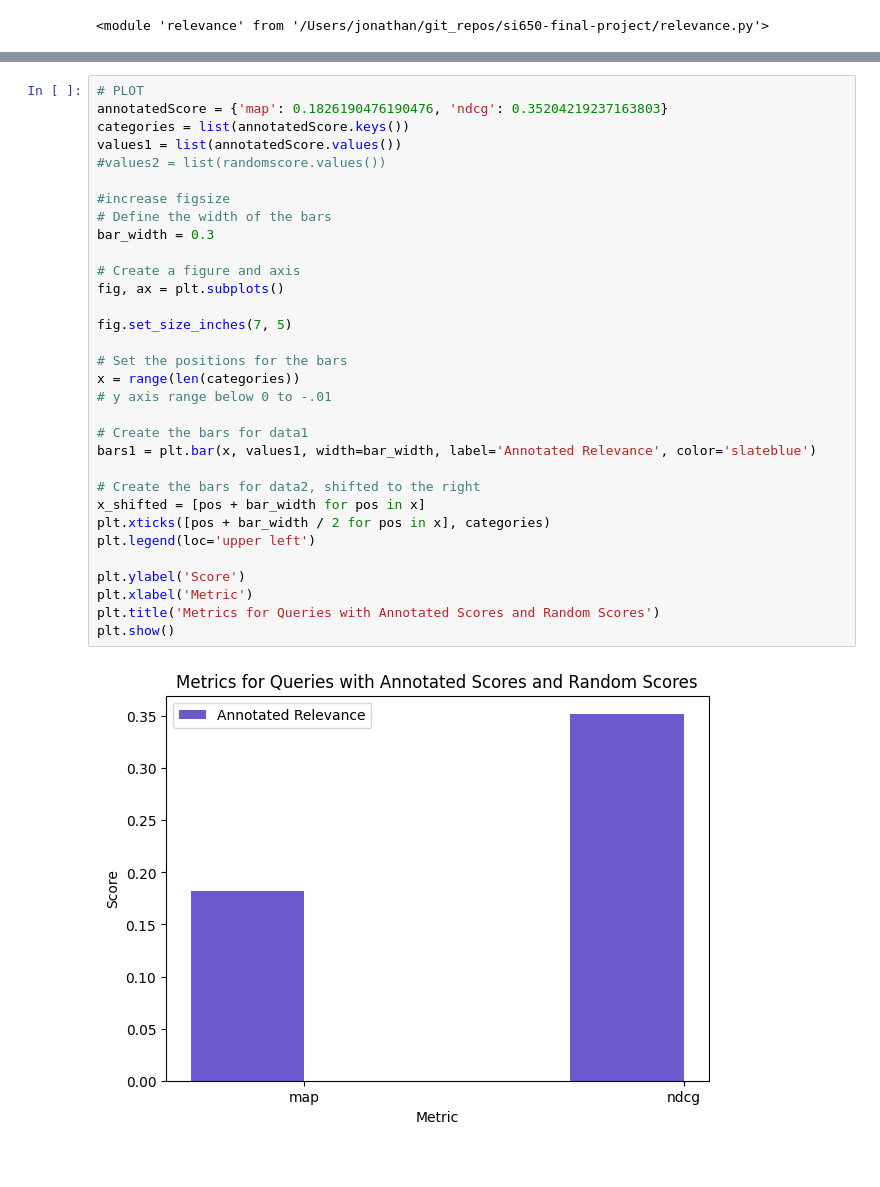
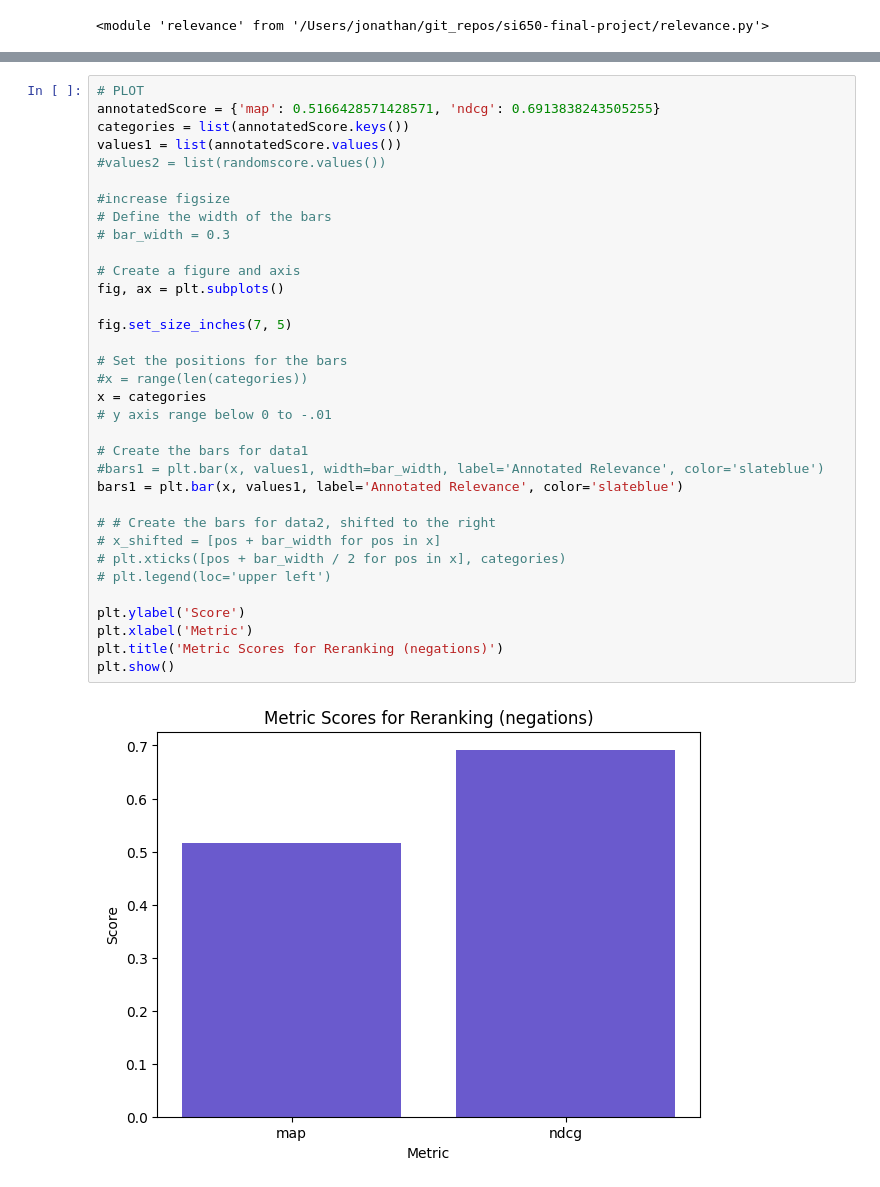
Before and after one commit to bkarduck/si650-final-project, a Jupyter notebook: NERD.ipynb, the cells around one changed output, grey strips where cells are left out. Cells and saved outputs as stored; diff of their text form.

```diff
--- a/NERD.ipynb
+++ b/NERD.ipynb
@@ -165,34 +185,36 @@ new query
 # %%
 # PLOT
-annotatedScore = {'map': 0.1826190476190476, 'ndcg': 0.35204219237163803}
+annotatedScore = {'map': 0.5166428571428571, 'ndcg': 0.6913838243505255}
 categories = list(annotatedScore.keys())
 values1 = list(annotatedScore.values())
 #values2 = list(randomscore.values())
 
 #increase figsize
 # Define the width of the bars
-bar_width = 0.3
+# bar_width = 0.3
 
 # Create a figure and axis
 fig, ax = plt.subplots()
 
 fig.set_size_inches(7, 5)
 
 # Set the positions for the bars
-x = range(len(categories))
+#x = range(len(categories))
+x = categories
 # y axis range below 0 to -.01
 
 # Create the bars for data1
-bars1 = plt.bar(x, values1, width=bar_width, label='Annotated Relevance', color='slateblue')
+#bars1 = plt.bar(x, values1, width=bar_width, label='Annotated Relevance', color='slateblue')
+bars1 = plt.bar(x, values1, label='Annotated Relevance', color='slateblue')
 
-# Create the bars for data2, shifted to the right
-x_shifted = [pos + bar_width for pos in x]
-plt.xticks([pos + bar_width / 2 for pos in x], categories)
-plt.legend(loc='upper left')
+# # Create the bars for data2, shifted to the right
+# x_shifted = [pos + bar_width for pos in x]
+# plt.xticks([pos + bar_width / 2 for pos in x], categories)
+# plt.legend(loc='upper left')
 
 plt.ylabel('Score')
 plt.xlabel('Metric')
-plt.title('Metrics for Queries with Annotated Scores and Random Scores')
+plt.title('Metric Scores for Reranking (negations)')
 plt.show()
 # %% [output]
-[figure, old version]
+[figure, new version]
```
Also changed, not shown: parts of 14 cells of this notebook, 3 other files.
